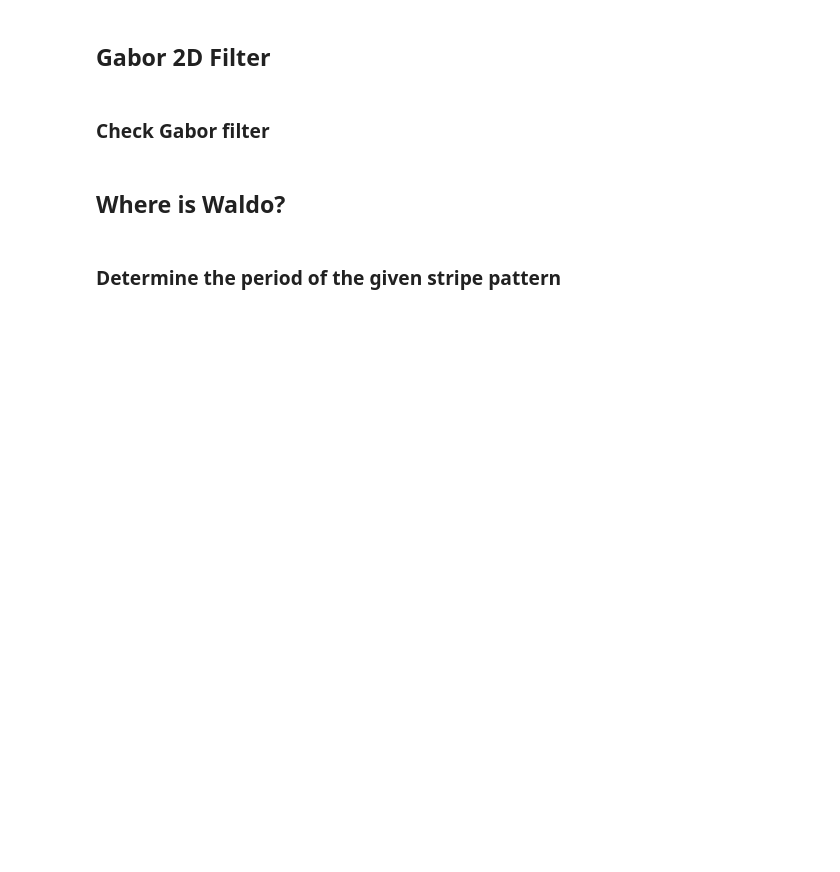
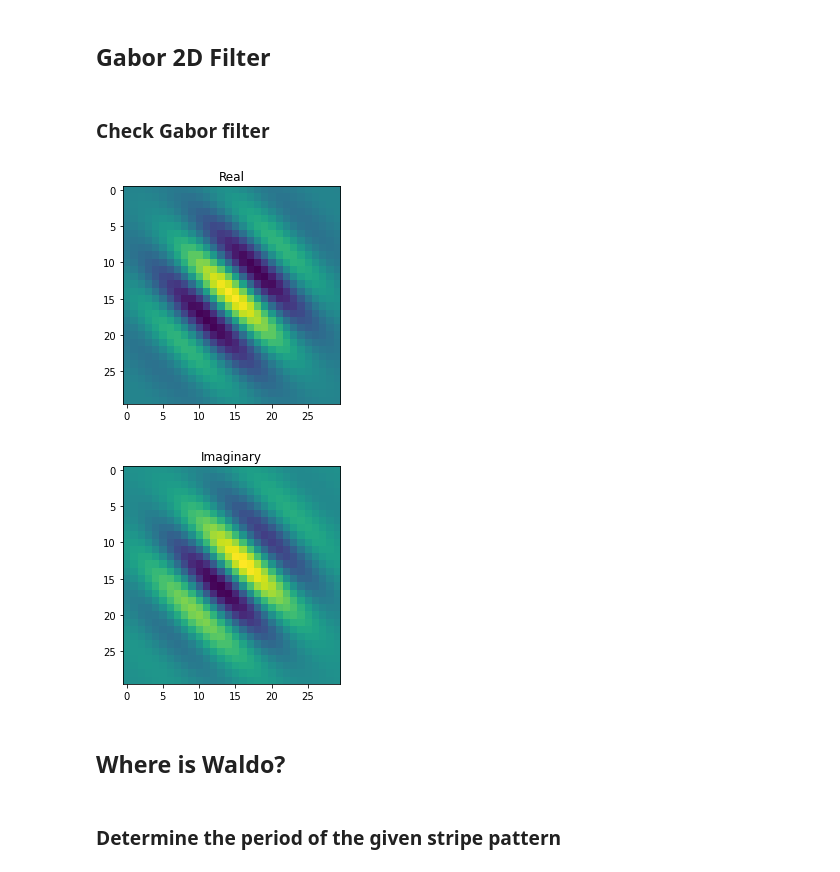
Before and after one commit to sheilsarda/CV_Fundamentals, a Jupyter notebook: PS7/scripts/PS7_vF.ipynb, the cells around one changed output. Drawn from its saved outputs; the diff is of its cells as text; code cells hidden in the pictures; blank space fills up the shorter version.

Commit message:
done with gabor2d

```diff
--- a/PS7/scripts/PS7_vF.ipynb
+++ b/PS7/scripts/PS7_vF.ipynb
@@ -144,10 +147,13 @@ def gaussian2d(sigma, num_points):
     g - a num_points x num_points tensor containing samples from the gaussian
   """
   """ INSERT YOUR CODE HERE """
-  y_points = np.arange(-num_points / 2 + 0.5, num_points / 2 + 0.5, 1).reshape((1, num_points))
-  x_points = np.arange(-num_points / 2 + 0.5, num_points / 2 + 0.5, 1).reshape((num_points, 1))
+  y_points = np.arange(-num_points / 2 + 0.5, num_points / 2 + 0.5, 1)\
+                                                    .reshape((1, num_points))
+  x_points = np.arange(-num_points / 2 + 0.5, num_points / 2 + 0.5, 1)\
+                                                    .reshape((num_points, 1))
 
-  gaussian = np.exp( - (x_points ** 2 + y_points ** 2) / (2 * sigma ** 2)) / (2 * np.pi * sigma ** 2)
+  gaussian = np.exp( - (x_points ** 2 + y_points ** 2) / (2 * sigma ** 2))\
+                                                    / (2 * np.pi * sigma ** 2)
   g = torch.tensor(gaussian).to(torch.float32)
 
   """ END YOUR CODE """
@@ -212,7 +218,8 @@ for i in range(0, n_scales + 1):
   image = np.repeat(image.cpu(), 1, axis = 0)
   data = torch.nn.Parameter(data = image, requires_grad = False).cuda()
 
-  filtered = torch.nn.functional.conv2d(data, kernel, padding = int(fSize / 2), dilation = 1).cuda()
+  filtered = torch.nn.functional.conv2d(data, kernel,
+                padding = int(fSize / 2), dilation = 1).cuda()
   """ END YOUR CODE """
 
   filtered_ims[i] = filtered
@@ -303,3 +326,15 @@ def gaborFilter2D(T_f, theta, sigma, length):
+# %%
+real, imag = gaborFilter2D(10, 45, 5 * np.sqrt(2), 30)
+plt.figure()
+plt.title("Real")
+plt.imshow(real)
+plt.figure()
+plt.title("Imaginary")
+plt.imshow(imag)
+plt.show()
+# %% [output]
+[figure, added]
+[figure, added]
 # %%
 incr_frequency=cv2.imread('increased_frequency.png')[:,:,0]
 incr_frequency=incr_frequency/255
```
Also changed, not shown: parts of 3 cells of this notebook.
